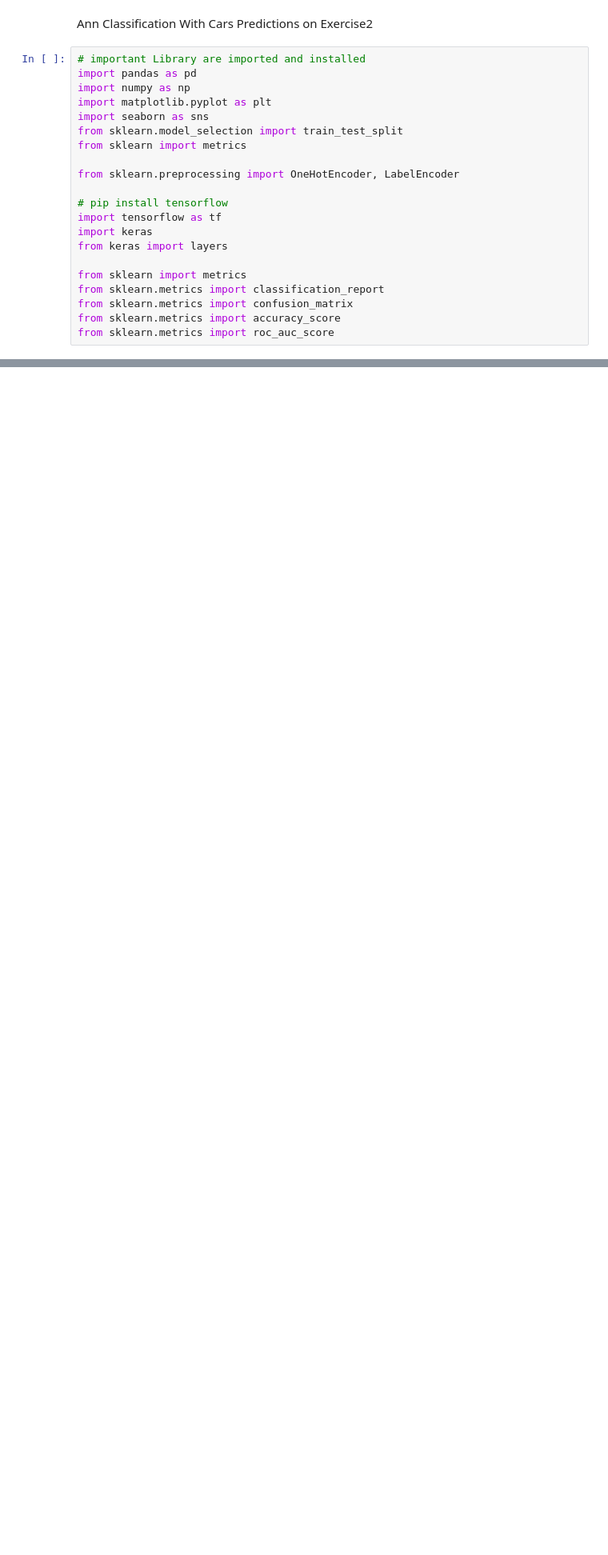
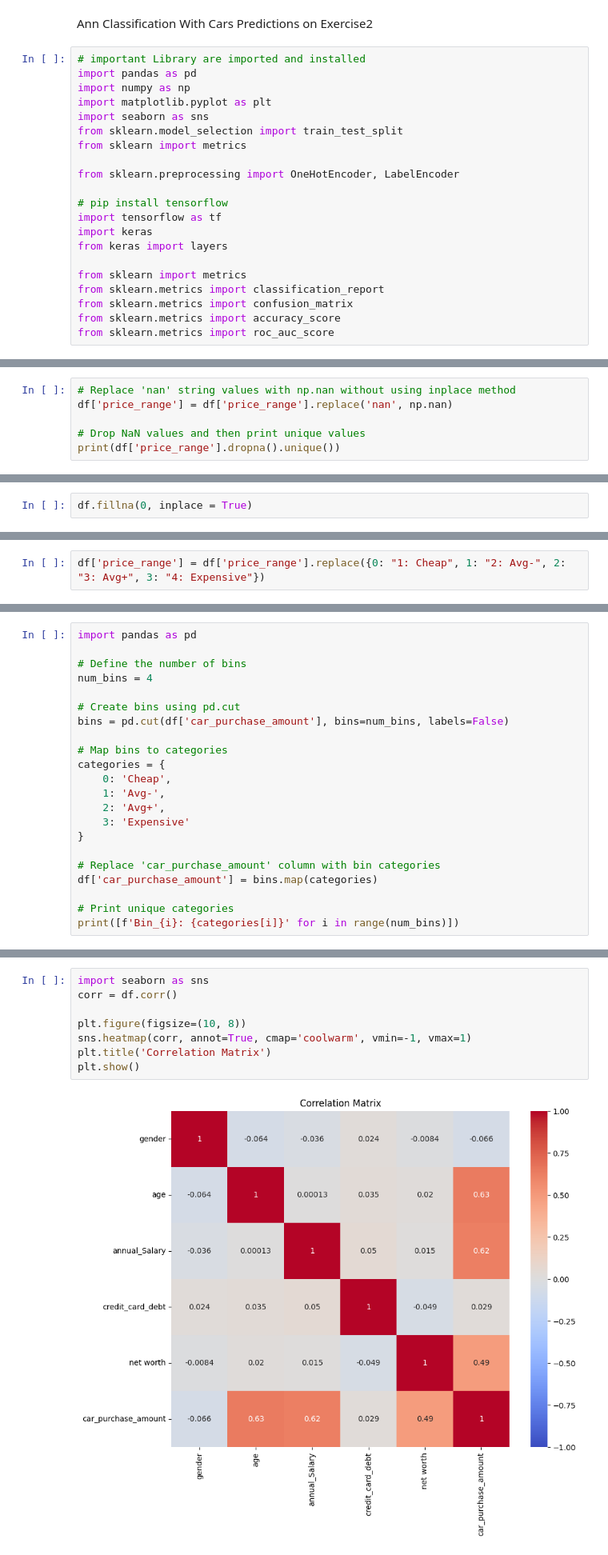
Before and after one commit to adewunmi2/DeepLearningSpringNew2024, a Jupyter notebook: New_Exercise2_Project/ann_classification_exercise2.ipynb, the cells around one changed output, grey strips where cells are left out. Shown at 80% size. Cells and saved outputs as stored; diff of their text form; blank space fills up the shorter version.

```diff
--- a/New_Exercise2_Project/ann_classification_exercise2.ipynb
+++ b/New_Exercise2_Project/ann_classification_exercise2.ipynb
@@ -23,0 +180,6 @@ from sklearn.metrics import roc_auc_score
+# %%
+# Replace 'nan' string values with np.nan without using inplace method
+df['price_range'] = df['price_range'].replace('nan', np.nan)
+
+# Drop NaN values and then print unique values
+print(df['price_range'].dropna().unique())
@@ -23,0 +188,2 @@ from sklearn.metrics import roc_auc_score
+# %%
+df.fillna(0, inplace = True)
@@ -23,0 +236,2 @@ from sklearn.metrics import roc_auc_score
+# %%
+df['price_range'] = df['price_range'].replace({0: "1: Cheap", 1: "2: Avg-", 2: "3: Avg+", 3: "4: Expensive"})
@@ -23,0 +350,22 @@ from sklearn.metrics import roc_auc_score
+# %%
+import pandas as pd
+
+# Define the number of bins
+num_bins = 4
+
+# Create bins using pd.cut
+bins = pd.cut(df['car_purchase_amount'], bins=num_bins, labels=False)
+
+# Map bins to categories
+categories = {
+    0: 'Cheap',
+    1: 'Avg-',
+    2: 'Avg+',
+    3: 'Expensive'
+}
+
+# Replace 'car_purchase_amount' column with bin categories
+df['car_purchase_amount'] = bins.map(categories)
+
+# Print unique categories
+print([f'Bin_{i}: {categories[i]}' for i in range(num_bins)])
@@ -23,0 +485,10 @@ from sklearn.metrics import roc_auc_score
+# %%
+import seaborn as sns
+corr = df.corr()
+
+plt.figure(figsize=(10, 8))
+sns.heatmap(corr, annot=True, cmap='coolwarm', vmin=-1, vmax=1)
+plt.title('Correlation Matrix')
+plt.show()
+# %% [output]
+[figure, added]
```
Also changed, not shown: parts of 43 cells of this notebook, 4 other files.
